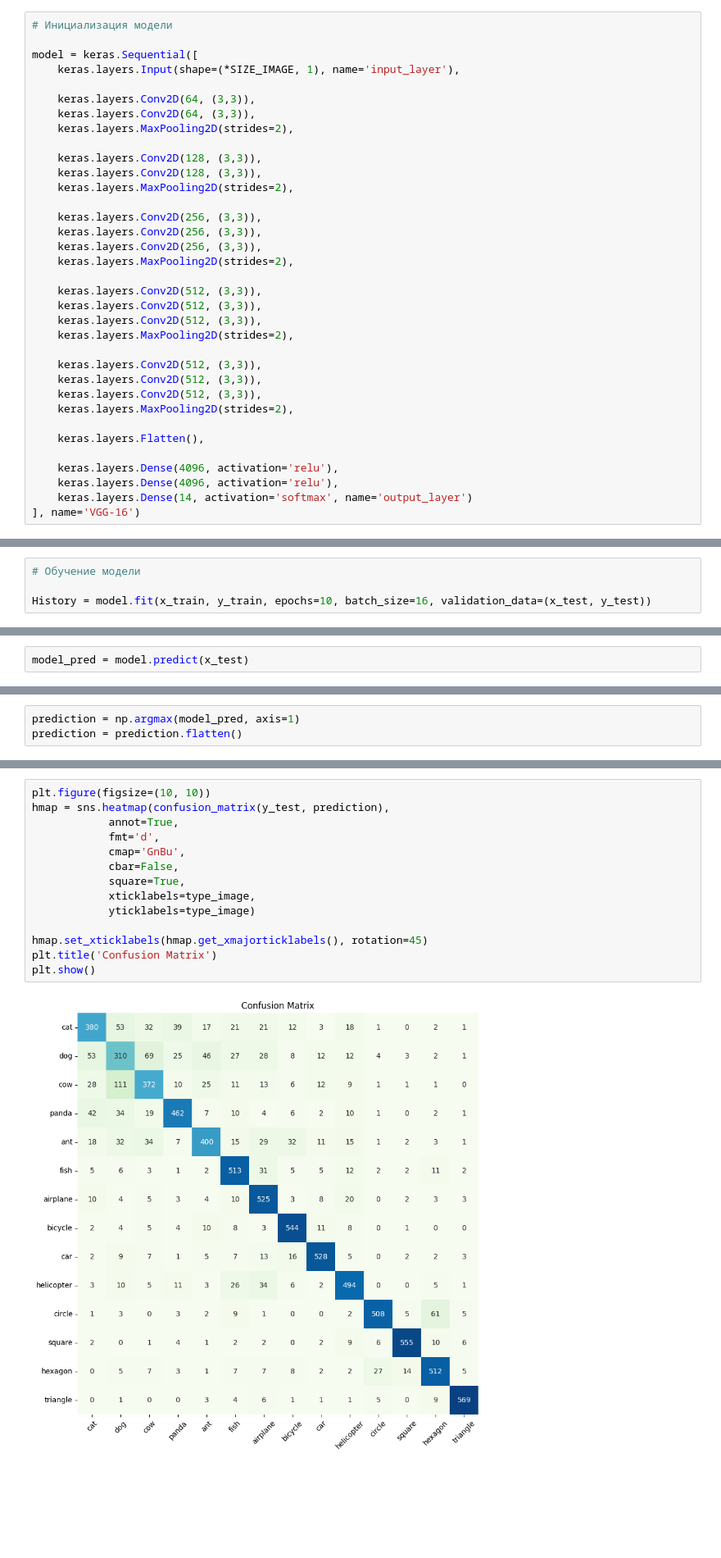
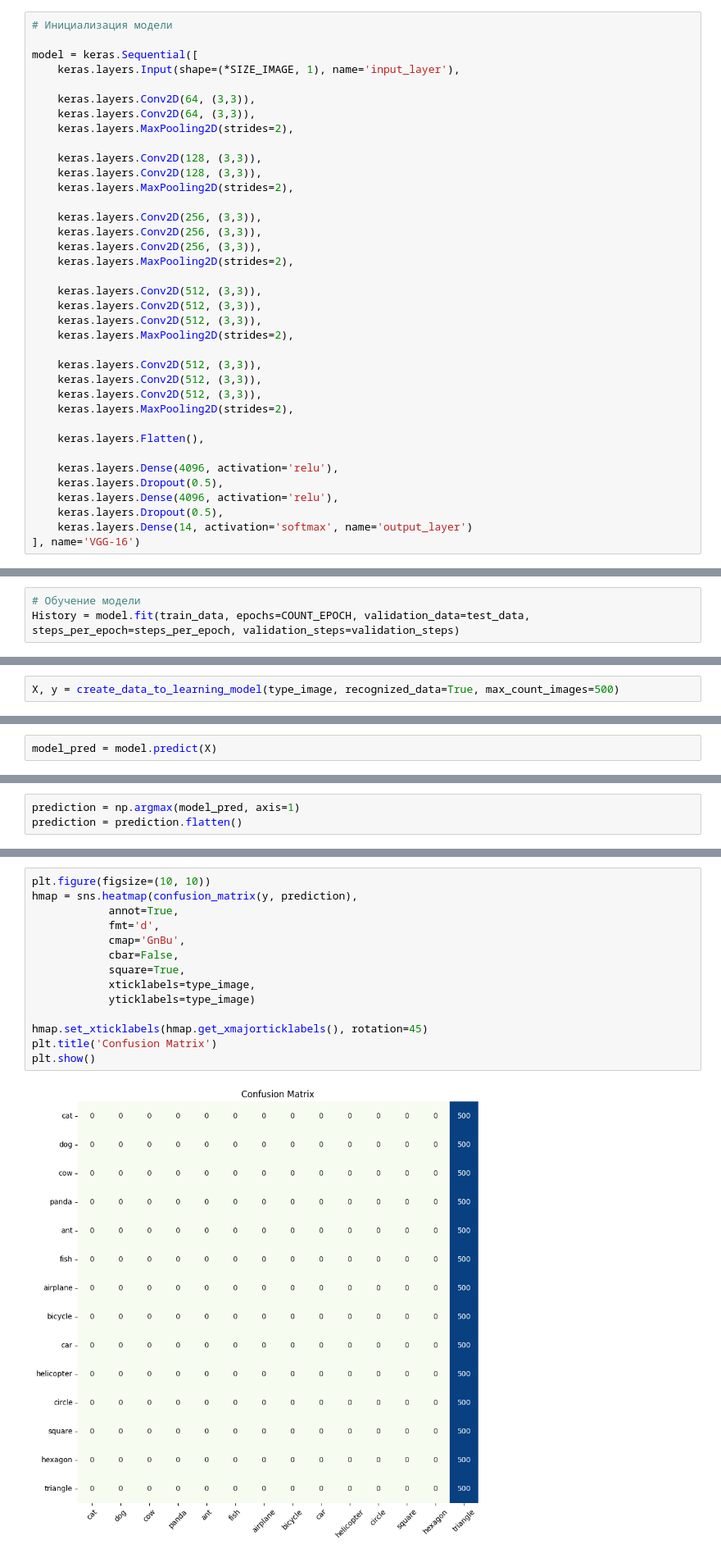
Before and after one commit to WannaBeGuineaPig/website_game_with_neural_network, a Jupyter notebook: model/learning_model.ipynb, the cells around one changed output, grey strips where cells are left out. Shown at 82% size. Saved outputs shown, nothing was run; the diff lists cells and outputs as text; blank space fills up the shorter version.

```diff
--- a/model/learning_model.ipynb
+++ b/model/learning_model.ipynb
@@ -321,7 +318,9 @@ model = keras.Sequential([
     keras.layers.Flatten(),
 
     keras.layers.Dense(4096, activation='relu'),
+    keras.layers.Dropout(0.5),
     keras.layers.Dense(4096, activation='relu'),
+    keras.layers.Dropout(0.5),
     keras.layers.Dense(14, activation='softmax', name='output_layer')
 ], name='VGG-16')
 # %%
@@ -350,6 +349,5 @@ Non-trainable params: 0
 _________________________________________________________________
 # %%
 # Обучение модели
-
-History = model.fit(x_train, y_train, epochs=10, batch_size=16, validation_data=(x_test, y_test))
+History = model.fit(train_data, epochs=COUNT_EPOCH, validation_data=test_data, steps_per_epoch=steps_per_epoch, validation_steps=validation_steps)
 # %% [output]
@@ -410 +405,3 @@ plt.show()
 <Figure size 640x480 with 0 Axes>
+# %%
+X, y = create_data_to_learning_model(type_image, recognized_data=True, max_count_images=500)
@@ -418,3 +433,3 @@ Test loss: 0.886590838432312
 # %%
-model_pred = model.predict(x_test)
+model_pred = model.predict(X)
 # %% [output]
@@ -452,19 +467,19 @@ weighted avg       0.79      0.79      0.79      8400
 # %%
 plt.figure(figsize=(10, 10))
-hmap = sns.heatmap(confusion_matrix(y_test, prediction),
+hmap = sns.heatmap(confusion_matrix(y, prediction),
             annot=True,
             fmt='d',
             cmap='GnBu',
             cbar=False,
             square=True,
             xticklabels=type_image,
             yticklabels=type_image)
 
 hmap.set_xticklabels(hmap.get_xmajorticklabels(), rotation=45)
 plt.title('Confusion Matrix')
 plt.show()
 # %% [output]
-[figure, old version]
+[figure, new version]
 # %%
 # Сохранение модели
 
```
Also changed, not shown: parts of 24 cells of this notebook.
